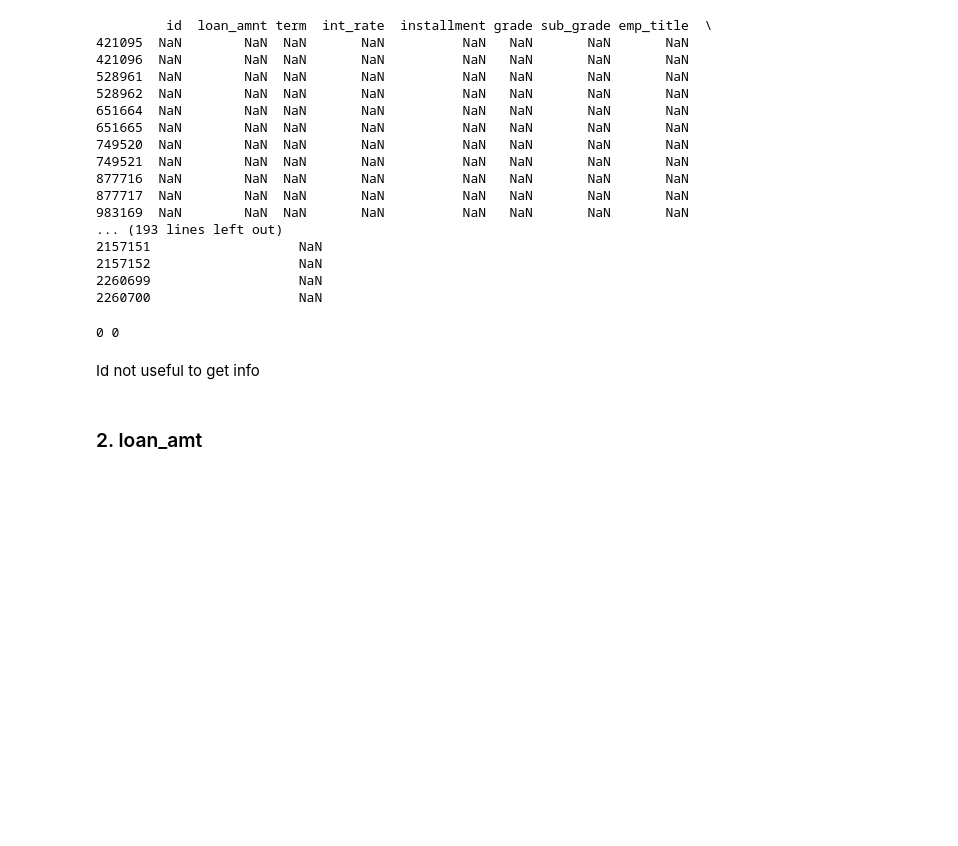
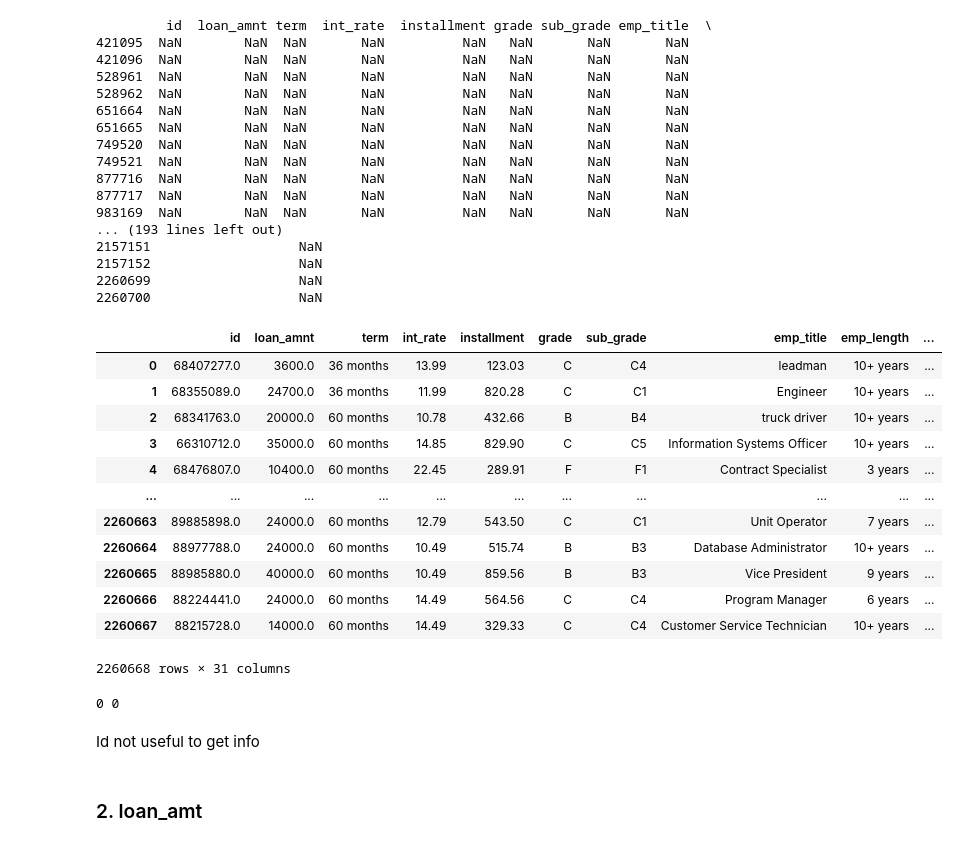
Before and after one commit to lalitharavi98/IS5126_Project-Loan-Default-Prediction, a Jupyter notebook: src/data_cleaning.ipynb, the cells around one changed output. Cells and saved outputs as stored; diff of their text form; code cells hidden in the pictures; blank space fills up the shorter version.

```diff
--- a/src/data_cleaning.ipynb
+++ b/src/data_cleaning.ipynb
@@ -173,6 +175,21 @@ print(df[df['id'].isna()]) # records dont have any values so dropping them ( Ins
 2260700                   NaN
 # %%
 df = df.dropna(subset=['id'])
+df.reset_index(drop=True)
+# %% [output]
+|  | id | loan_amnt | term | int_rate | installment | grade | sub_grade | emp_title | emp_length | ... |
+| 0 | 68407277.0 | 3600.0 | 36 months | 13.99 | 123.03 | C | C4 | leadman | 10+ years | ... |
+| 1 | 68355089.0 | 24700.0 | 36 months | 11.99 | 820.28 | C | C1 | Engineer | 10+ years | ... |
+| 2 | 68341763.0 | 20000.0 | 60 months | 10.78 | 432.66 | B | B4 | truck driver | 10+ years | ... |
+| 3 | 66310712.0 | 35000.0 | 60 months | 14.85 | 829.90 | C | C5 | Information Systems Officer | 10+ years | ... |
+| 4 | 68476807.0 | 10400.0 | 60 months | 22.45 | 289.91 | F | F1 | Contract Specialist | 3 years | ... |
+| ... | ... | ... | ... | ... | ... | ... | ... | ... | ... | ... |
+| 2260663 | 89885898.0 | 24000.0 | 60 months | 12.79 | 543.50 | C | C1 | Unit Operator | 7 years | ... |
+| 2260664 | 88977788.0 | 24000.0 | 60 months | 10.49 | 515.74 | B | B3 | Database Administrator | 10+ years | ... |
+| 2260665 | 88985880.0 | 40000.0 | 60 months | 10.49 | 859.56 | B | B3 | Vice President | 9 years | ... |
+| 2260666 | 88224441.0 | 24000.0 | 60 months | 14.49 | 564.56 | C | C4 | Program Manager | 6 years | ... |
+| 2260667 | 88215728.0 | 14000.0 | 60 months | 14.49 | 329.33 | C | C4 | Customer Service Technician | 10+ years | ... |
+2260668 rows × 31 columns
 # %%
 print(df['id'].isna().sum(),  df['id'].isnull().sum())
 # %% [output]
@@ -182,2 +196,0 @@ df.drop('id', axis=1, inplace=True)
-# %% [markdown]
-Id not useful to get info
@@ -184,3 +199,5 @@ Id not useful to get info
+# %% [markdown]
+Id not useful to get info
 # %% [markdown]
 ### 2. loan_amt
 # %%
```
Also changed, not shown: parts of 21 cells of this notebook, 1 other file.
